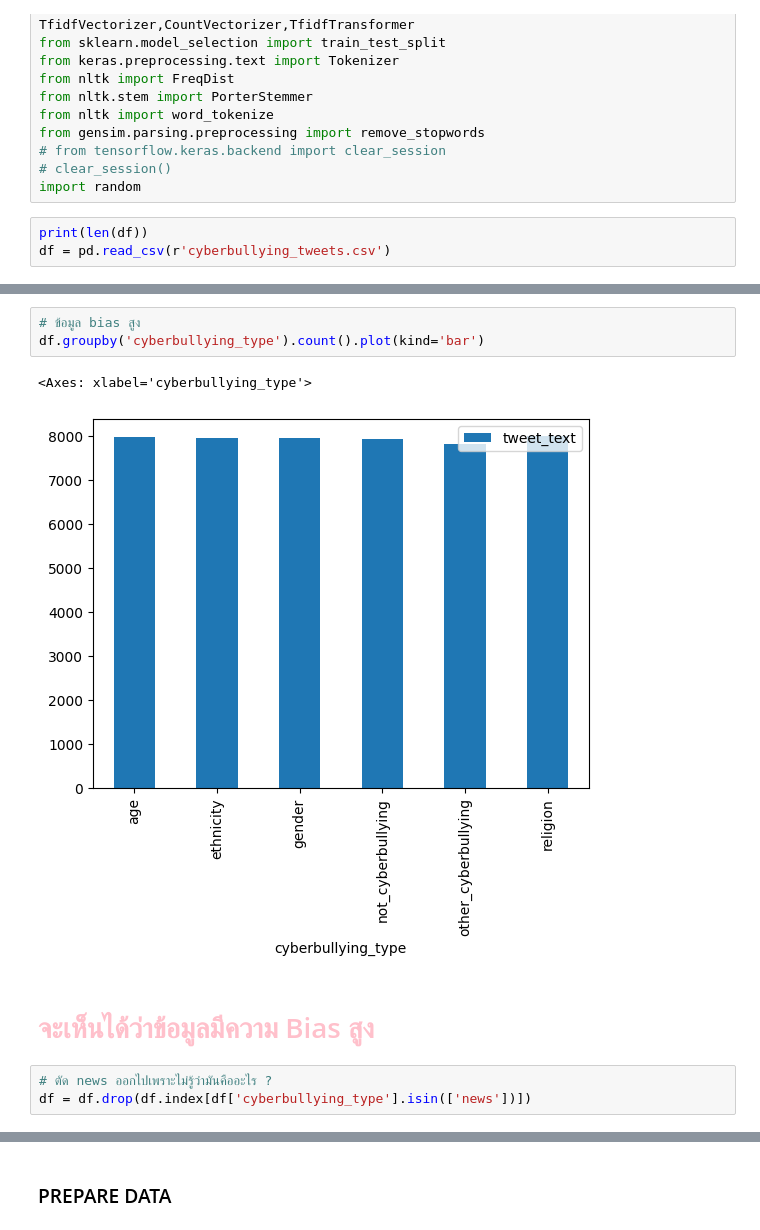
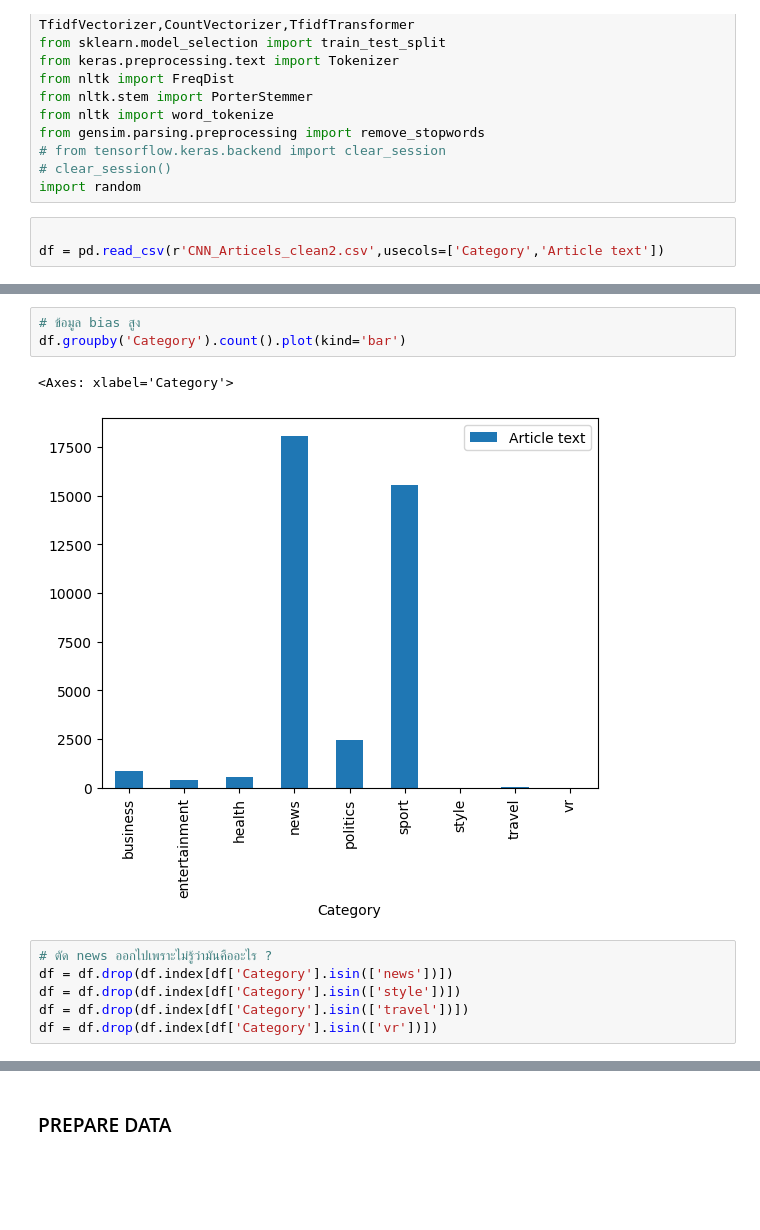
Before and after one commit to Raum27/nlp_project, a Jupyter notebook: Untitled.ipynb, the cells around one changed output, grey strips where cells are left out. Cells and saved outputs as stored; diff of their text form; blank space fills up the shorter version.

```diff
--- a/Untitled.ipynb
+++ b/Untitled.ipynb
@@ -17,5 +17,5 @@ from gensim.parsing.preprocessing import remove_stopwords
 # clear_session()
 import random
 # %%
-print(len(df))
-df = pd.read_csv(r'cyberbullying_tweets.csv')
+
+df = pd.read_csv(r'CNN_Articels_clean2.csv',usecols=['Category','Article text'])
@@ -55,11 +39,12 @@ Index(['tweet_text', 'cyberbullying_type'], dtype='object')
 # %%
 # ข้อมูล bias สูง
-df.groupby('cyberbullying_type').count().plot(kind='bar')
+df.groupby('Category').count().plot(kind='bar')
 # %% [output]
-<Axes: xlabel='cyberbullying_type'>
+<Axes: xlabel='Category'>
-[figure, old version]
+[figure, new version]
-# %% [markdown]
-# <font color=pink>จะเห็นได้ว่าข้อมูลมีความ Bias สูง</font>
 # %%
 # ตัด news ออกไปเพราะไม่รู้ว่ามันคืออะไร ?
-df = df.drop(df.index[df['cyberbullying_type'].isin(['news'])])
+df = df.drop(df.index[df['Category'].isin(['news'])])
+df = df.drop(df.index[df['Category'].isin(['style'])])
+df = df.drop(df.index[df['Category'].isin(['travel'])])
+df = df.drop(df.index[df['Category'].isin(['vr'])])
```
Also changed, not shown: parts of 47 cells of this notebook.
